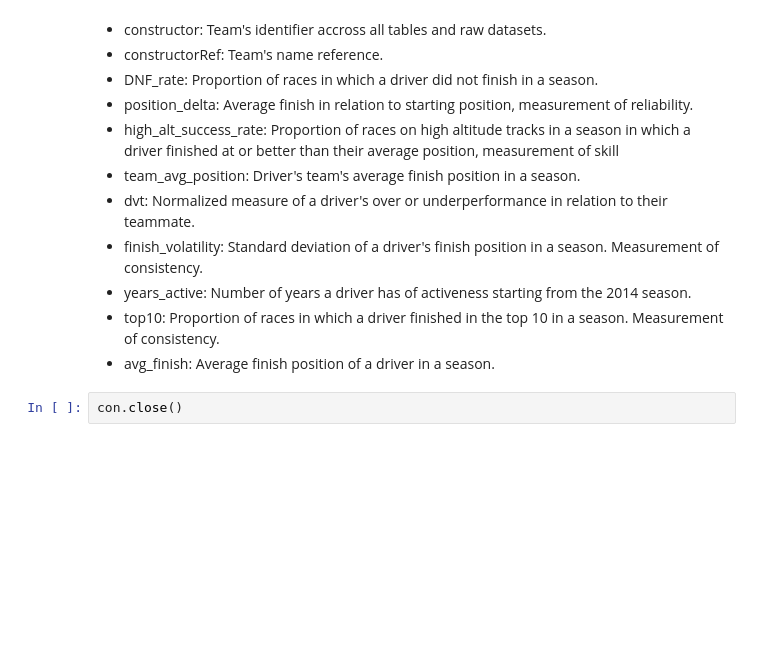
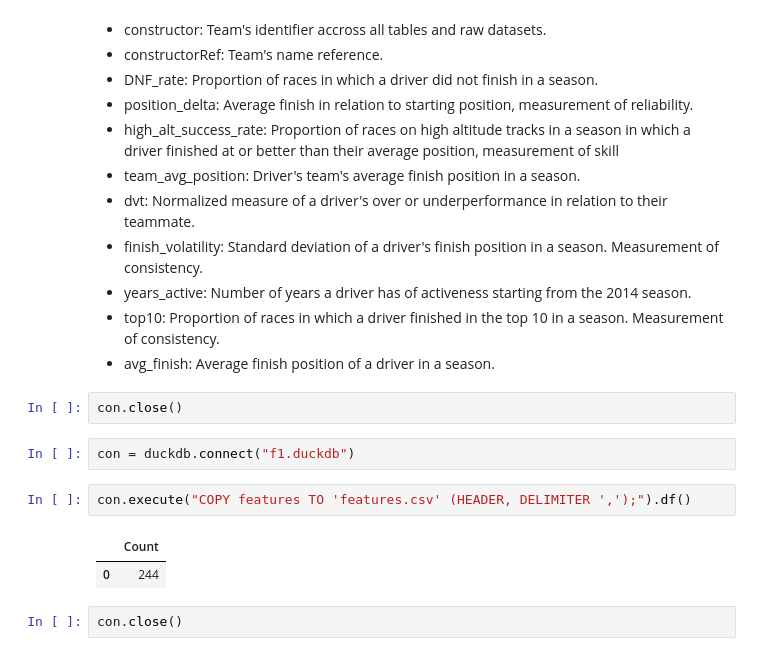
Before and after one commit to viurdaneta/F1, a Jupyter notebook: Feature Engineering.ipynb, the cells around one changed output. Cells and saved outputs as stored; diff of their text form; blank space fills up the shorter version.

```diff
--- a/Feature Engineering.ipynb
+++ b/Feature Engineering.ipynb
@@ -882,3 +887,12 @@ con.execute("DESCRIBE features").df()
 - avg_finish: Average finish position of a driver in a season.
 # %%
 con.close()
+# %%
+con = duckdb.connect("f1.duckdb")
+# %%
+con.execute("COPY features TO 'features.csv' (HEADER, DELIMITER ',');").df()
+# %% [output]
+|  | Count |
+| 0 | 244 |
+# %%
+con.close()
```
Also changed, not shown: parts of 16 cells of this notebook, 20 other files.
